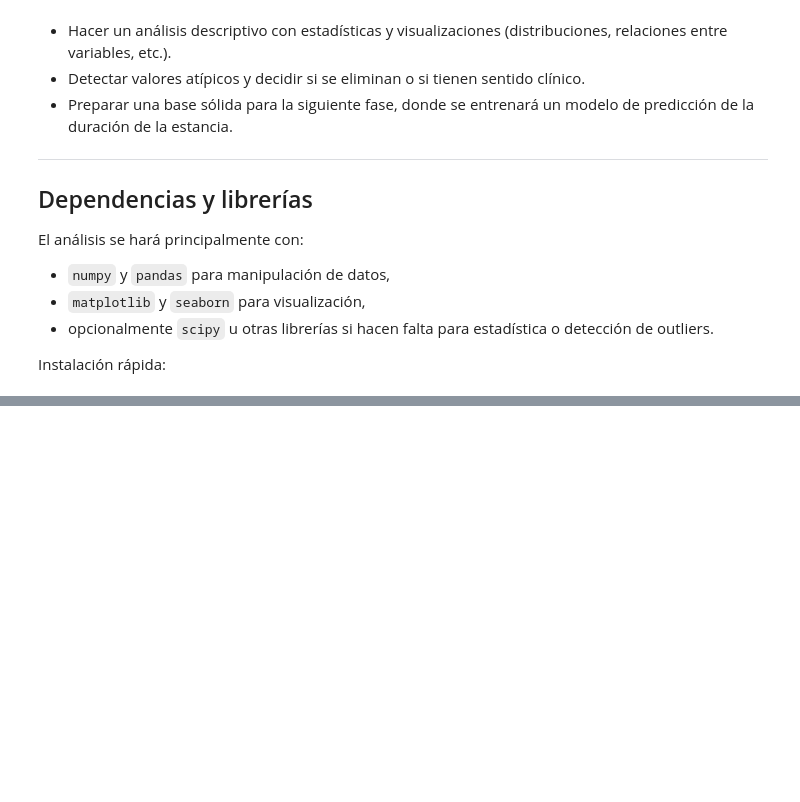
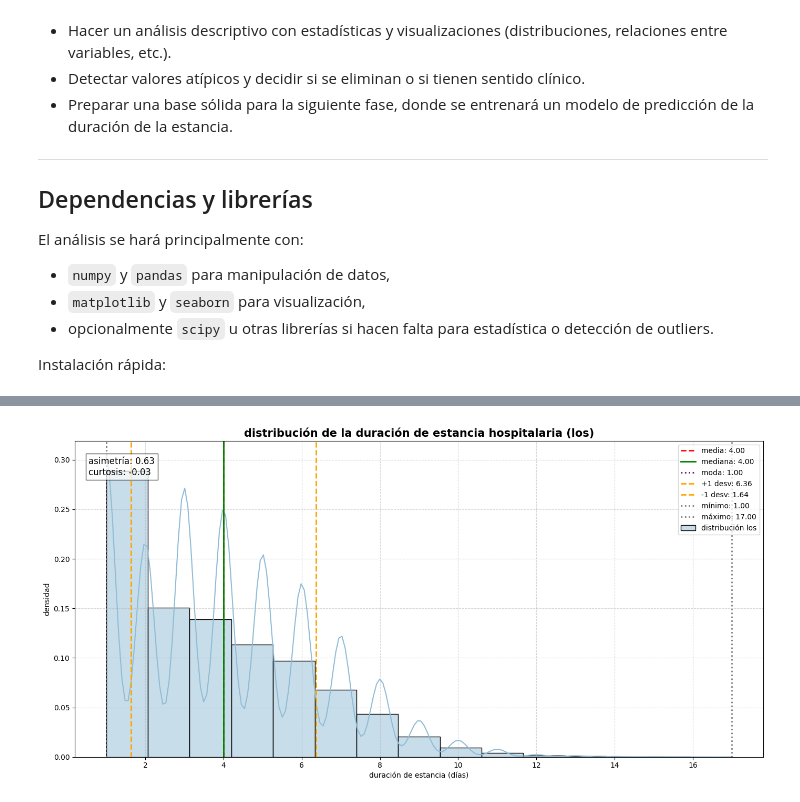
Before and after one commit to totox35/CiencasDatos_UdeA_GIRAULT, a Jupyter notebook: proyecto_aula/entregable_I_proyecto_aula.ipynb, the cells around one changed output, grey strips where cells are left out. Cells and saved outputs as stored; diff of their text form; code cells hidden in the pictures; blank space fills up the shorter version.

```diff
--- a/proyecto_aula/entregable_I_proyecto_aula.ipynb
+++ b/proyecto_aula/entregable_I_proyecto_aula.ipynb
@@ -94,0 +241,40 @@ A coté de ca, je vais ajouter le rcount à notre étude, qui compte le nombre d
+# %%
+# extraer la variable de interés
+los = df_filtered['lengthofstay'].dropna().values
+
+# medidas descriptivas
+media = np.mean(los)  # promedio de la estancia
+mediana = np.median(los)  # valor central
+moda = stats.mode(los, keepdims=True).mode[0]  # valor más frecuente
+minimo = np.min(los)  # valor mínimo
+maximo = np.max(los)  # valor máximo
+desviacion = np.std(los)  # dispersión típica
+asimetria = stats.skew(los)  # asimetría de la distribución
+curtosis = stats.kurtosis(los)  # curtosis de la distribución
+
+plt.figure(figsize=(14, 7))
+sns.histplot(los, bins=15, kde=True, color="#91BCD6", stat="density", label="distribución los")
+
+# líneas de referencia
+plt.axvline(media, color='red', linestyle='--', linewidth=2, label=f'media: {media:.2f}')
+plt.axvline(mediana, color='green', linestyle='-', linewidth=2, label=f'mediana: {mediana:.2f}')
+plt.axvline(moda, color='purple', linestyle=':', linewidth=2, label=f'moda: {moda:.2f}')
+plt.axvline(media + desviacion, color='orange', linestyle='--', linewidth=2, label=f'+1 desv: {(media+desviacion):.2f}')
+plt.axvline(media - desviacion, color='orange', linestyle='--', linewidth=2, label=f'-1 desv: {(media-desviacion):.2f}')
+plt.axvline(minimo, color='grey', linestyle=':', linewidth=2, label=f'mínimo: {minimo:.2f}')
+plt.axvline(maximo, color='grey', linestyle=':', linewidth=2, label=f'máximo: {maximo:.2f}')
+
+# caja de texto con asimetría y curtosis
+plt.text(0.02, 0.95, f'asimetría: {asimetria:.2f}\ncurtosis: {curtosis:.2f}',
+         transform=plt.gca().transAxes, fontsize=12, verticalalignment='top',
+         bbox=dict(facecolor='white', alpha=0.7))
+
+plt.title("distribución de la duración de estancia hospitalaria (los)", fontsize=15, weight="bold")
+plt.xlabel("duración de estancia (días)")
+plt.ylabel("densidad")
+plt.legend(loc='upper right')
+plt.grid(True, linestyle='--', alpha=0.5)
+plt.tight_layout()
+plt.show()
+# %% [output]
+[figure, added]
```
Also changed, not shown: parts of 9 cells of this notebook, 1 other file.
